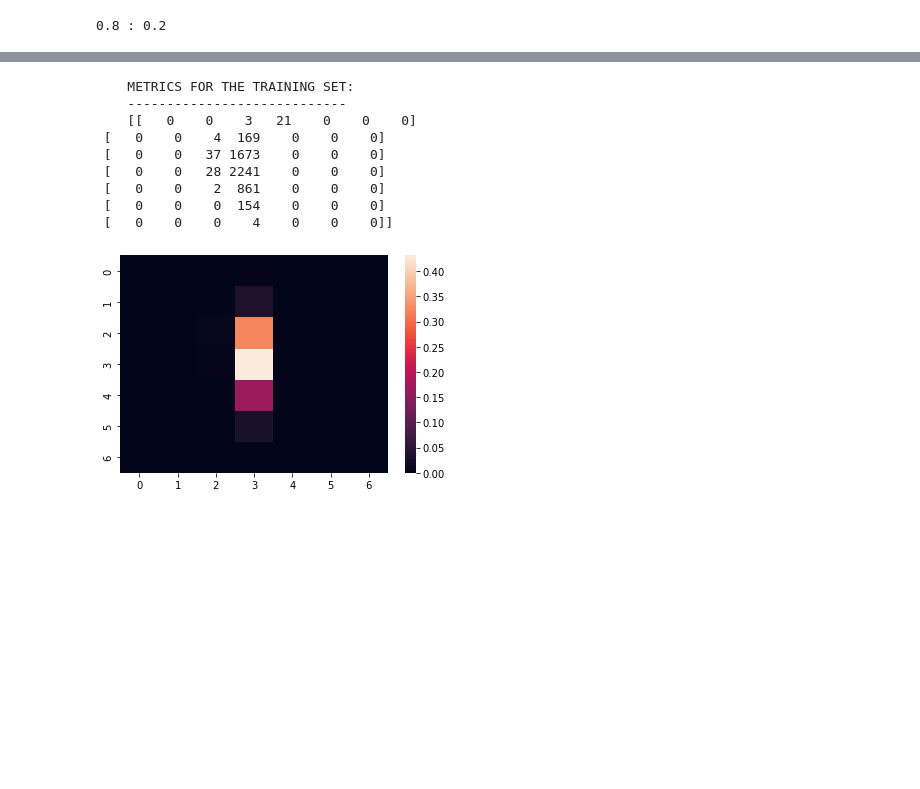
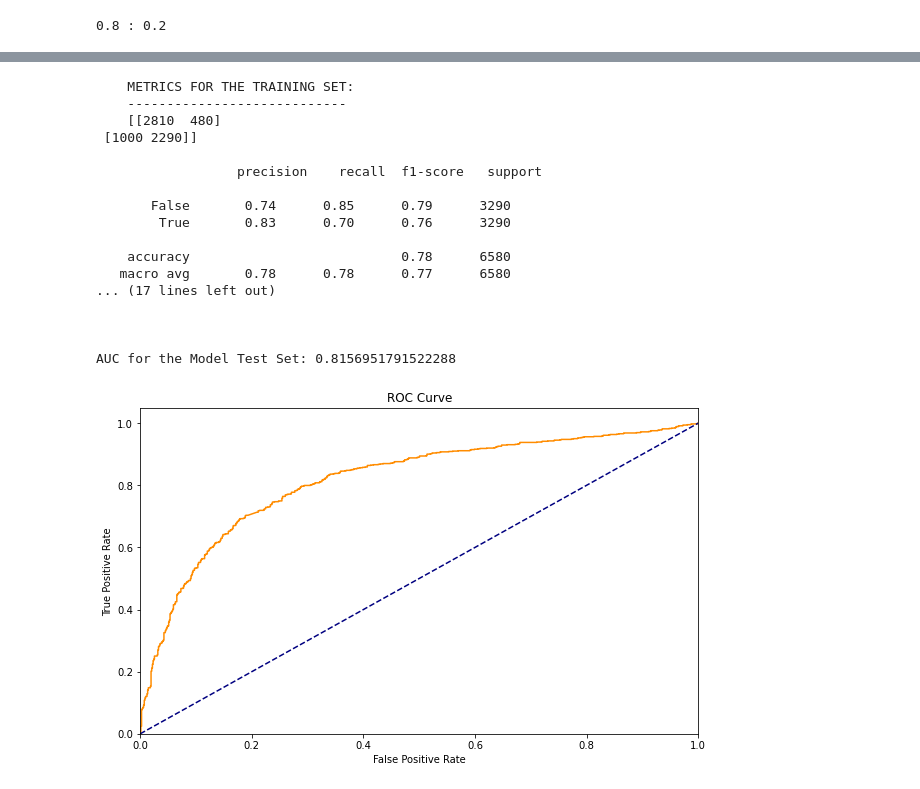
Before and after one commit to Shaunghnessy/Project4_WineQuality, a Jupyter notebook: Matt/ML/quality_ml_code.ipynb, the cells around one changed output, grey strips where cells are left out. Saved outputs shown, nothing was run; the diff lists cells and outputs as text; code cells hidden in the pictures; blank space fills up the shorter version.

```diff
--- a/Matt/ML/quality_ml_code.ipynb
+++ b/Matt/ML/quality_ml_code.ipynb
@@ -73,0 +56,3 @@ Name: quality, dtype: float64
+# %%
+df["binary_quality"] = df["quality"] >=6
+df.head(20)
@@ -73,0 +77,3 @@ Name: quality, dtype: float64
+# %%
+df = df.drop(["quality"], axis=1)
+df.head()
@@ -161,10 +239,2 @@ print(f"{round(len(X_train)/len(X), 3)} : {round(len(X_test)/len(X), 3)}")
 # %% [output]
 0.8 : 0.2
-# %%
- # recipe
-lr = LogisticRegression(max_iter=10000) # init
-lr.fit(X_train, y_train) # fit
-
-train_preds = lr.predict(X_train) # predict
-test_preds = lr.predict(X_test)
-test_proba = lr.predict_proba(X_test)
@@ -253,6 +251,7 @@ def evaluateModel(model, X_train, X_test, y_train, y_test):
     ----------------------------
     {confusion_matrix(y_train, train_preds)}
 
+    {classification_report(y_train, train_preds)}
     """
     print(output_train)
 
@@ -263,24 +262,31 @@ def evaluateModel(model, X_train, X_test, y_train, y_test):
     ----------------------------
     {confusion_matrix(y_test, test_preds)}
 
-
+    {classification_report(y_test, test_preds)}
     """
-    sns.heatmap(confusion_matrix(y_test, test_preds)/len(y_test))
-    plt.show()
     print(output_test)
     print()
 
     #################################################
 
+    fpr_knn, tpr_knn, thresholds_knn = roc_curve(y_test, test_proba[:,1])
+
+    roc_auc_knn = auc(fpr_knn, tpr_knn)
+    print(f"AUC for the Model Test Set: {roc_auc_knn}")
+
+    # make plot
+    plt.figure(figsize=(10,6))
+    plt.plot(fpr_knn, tpr_knn, color='darkorange')
+    plt.plot([0, 1], [0, 1], color='navy', linestyle='--')
+    plt.xlim([0.0, 1.0])
+    plt.ylim([0.0, 1.05])
+    plt.xlabel('False Positive Rate')
+    plt.ylabel('True Positive Rate')
+    plt.title('ROC Curve')
+    plt.show()
+
     print("Brier Score:")
     print(sum((y_test - test_proba[:,1])**2))
-
-    #################################################
-
-    print("Accuracy on Training:")
-    print(accuracy_score(y_train, train_preds))
-    print("Accuracy on Testing:")
-    print(accuracy_score(y_test, test_preds))
 # %%
 lr = LogisticRegression(max_iter=30000)
 
@@ -359,15 +340,23 @@ Accuracy on Testing:
 # %%
-svm_model = SVC(probability=True)
+svm_model = SVC(probability=True, kernel='poly')
 
 evaluateModel(svm_model, X_train, X_test, y_train, y_test)
 # %% [output]
     METRICS FOR THE TRAINING SET:
     ----------------------------
-    [[   0    0    3   21    0    0    0]
- [   0    0    4  169    0    0    0]
- [   0    0   37 1673    0    0    0]
- [   0    0   28 2241    0    0    0]
- [   0    0    2  861    0    0    0]
- [   0    0    0  154    0    0    0]
- [   0    0    0    4    0    0    0]]
+    [[2810  480]
+ [1000 2290]]
+
+                  precision    recall  f1-score   support
+
+       False       0.74      0.85      0.79      3290
+        True       0.83      0.70      0.76      3290
+
+    accuracy                           0.78      6580
+   macro avg       0.78      0.78      0.77      6580
+... (17 lines left out)
+
+
+
+AUC for the Model Test Set: 0.8156951791522288
-[figure, old version]
+[figure, new version]
```
Also changed, not shown: parts of 42 cells of this notebook, 20 other files.
